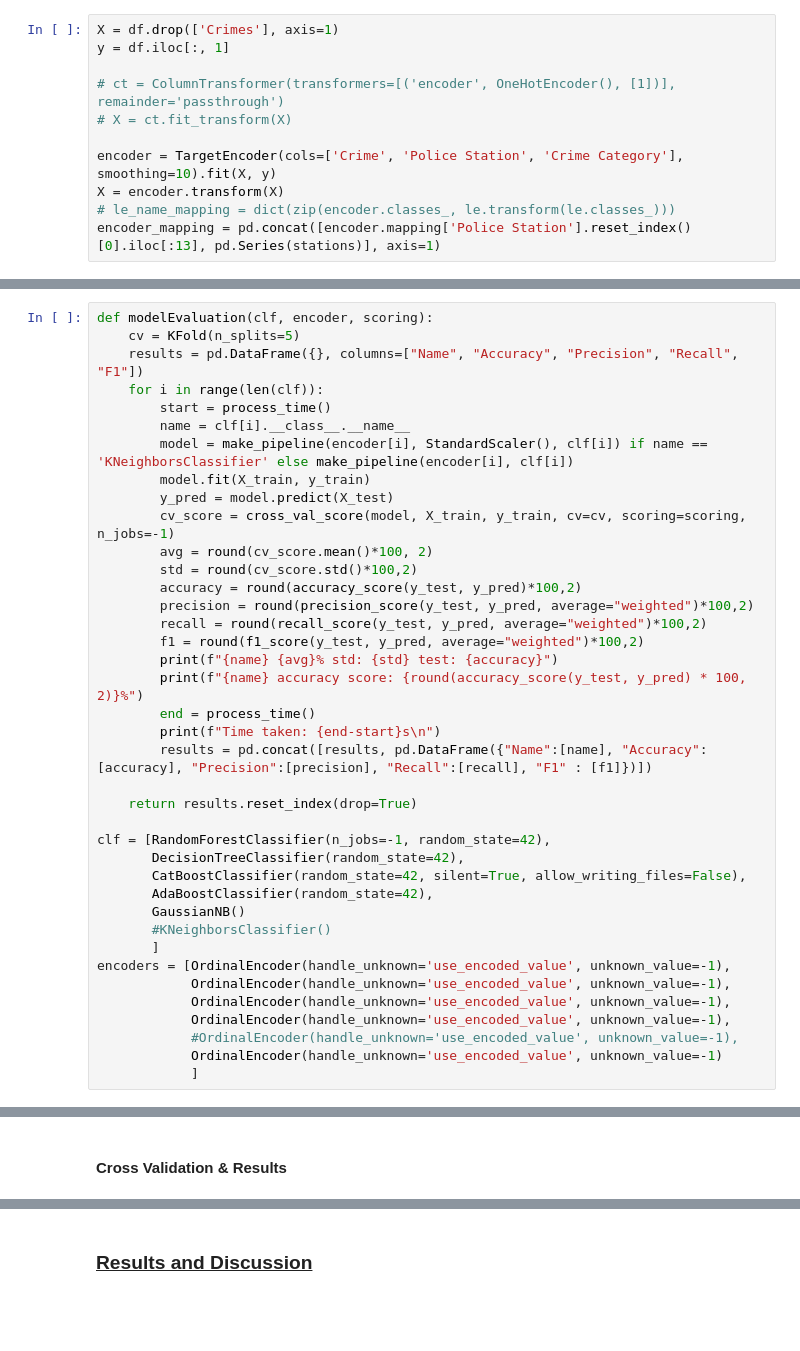
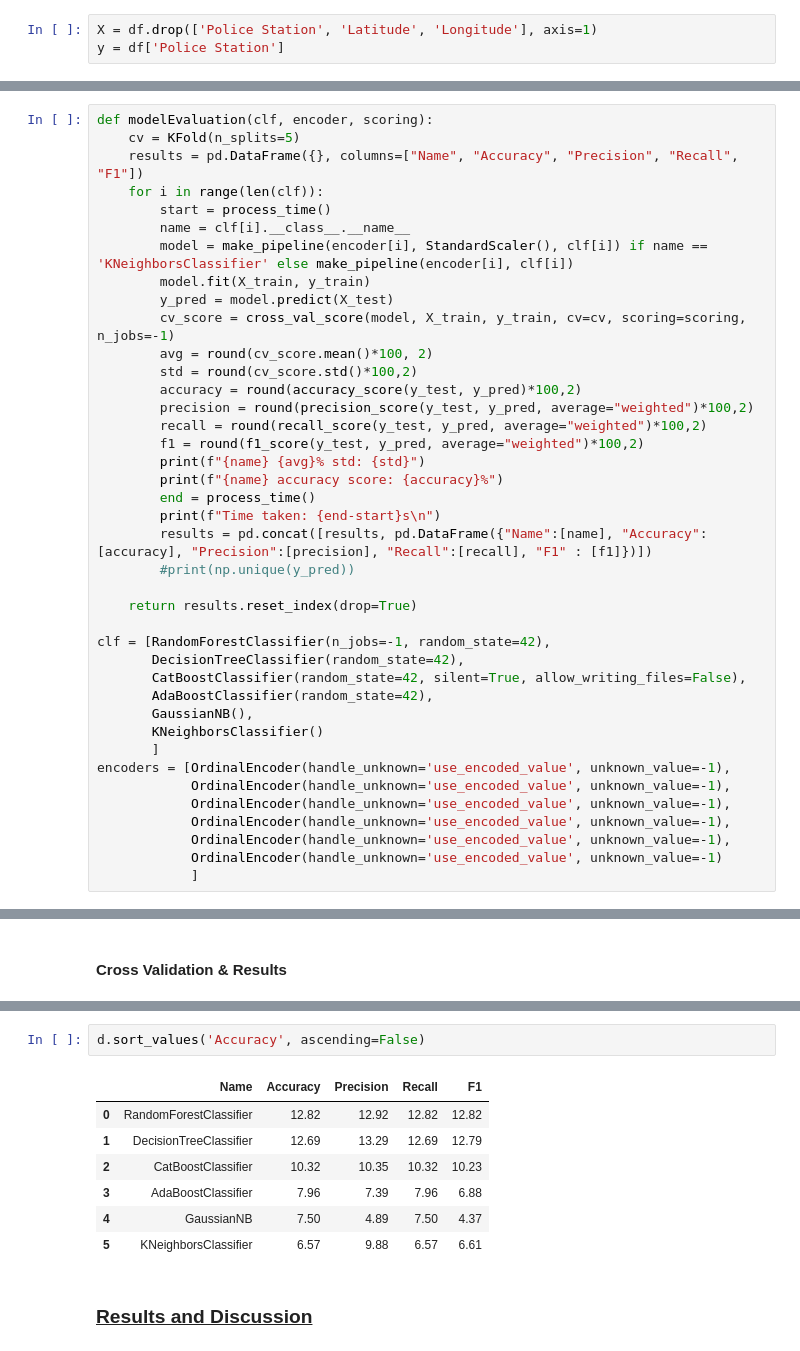
Before and after one commit to BlocknBoom123/CrimePy, a Jupyter notebook: SA/CrimePy.ipynb, the cells around one changed output, grey strips where cells are left out. Saved outputs shown, nothing was run; the diff lists cells and outputs as text; blank space fills up the shorter version.

```diff
--- a/SA/CrimePy.ipynb
+++ b/SA/CrimePy.ipynb
@@ -331,17 +331,9 @@ from sklearn.neighbors import KNeighborsClassifier
 #### Experiment 1: Predict 2020-2023 crime rates for various crimes across Port Elizabeth
 # %% [markdown]
 #### Data aquisition and categorical encoding
-# %%
-X = df.drop(['Crimes'], axis=1)
-y = df.iloc[:, 1]
-
-# ct = ColumnTransformer(transformers=[('encoder', OneHotEncoder(), [1])], remainder='passthrough')
-# X = ct.fit_transform(X)
-
-encoder = TargetEncoder(cols=['Crime', 'Police Station', 'Crime Category'], smoothing=10).fit(X, y)
-X = encoder.transform(X)
-# le_name_mapping = dict(zip(encoder.classes_, le.transform(le.classes_)))
-encoder_mapping = pd.concat([encoder.mapping['Police Station'].reset_index()[0].iloc[:13], pd.Series(stations)], axis=1)
+# %%
+X = df.drop(['Police Station', 'Latitude', 'Longitude'], axis=1)
+y = df['Police Station']
 # %% [markdown]
 #### Sampling/split
 # %%
@@ -373,11 +408,12 @@ def modelEvaluation(clf, encoder, scoring):
         precision = round(precision_score(y_test, y_pred, average="weighted")*100,2)
         recall = round(recall_score(y_test, y_pred, average="weighted")*100,2)
         f1 = round(f1_score(y_test, y_pred, average="weighted")*100,2)
-        print(f"{name} {avg}% std: {std} test: {accuracy}")
-        print(f"{name} accuracy score: {round(accuracy_score(y_test, y_pred) * 100, 2)}%")
+        print(f"{name} {avg}% std: {std}")
+        print(f"{name} accuracy score: {accuracy}%")
         end = process_time()
         print(f"Time taken: {end-start}s\n")
         results = pd.concat([results, pd.DataFrame({"Name":[name], "Accuracy":[accuracy], "Precision":[precision], "Recall":[recall], "F1" : [f1]})])
+        #print(np.unique(y_pred))
 
     return results.reset_index(drop=True)
 
@@ -385,13 +421,13 @@ clf = [RandomForestClassifier(n_jobs=-1, random_state=42),
        DecisionTreeClassifier(random_state=42),
        CatBoostClassifier(random_state=42, silent=True, allow_writing_files=False),
        AdaBoostClassifier(random_state=42),
-       GaussianNB()
-       #KNeighborsClassifier()
+       GaussianNB(),
+       KNeighborsClassifier()
        ]
 encoders = [OrdinalEncoder(handle_unknown='use_encoded_value', unknown_value=-1),
             OrdinalEncoder(handle_unknown='use_encoded_value', unknown_value=-1),
             OrdinalEncoder(handle_unknown='use_encoded_value', unknown_value=-1),
             OrdinalEncoder(handle_unknown='use_encoded_value', unknown_value=-1),
-            #OrdinalEncoder(handle_unknown='use_encoded_value', unknown_value=-1),
+            OrdinalEncoder(handle_unknown='use_encoded_value', unknown_value=-1),
             OrdinalEncoder(handle_unknown='use_encoded_value', unknown_value=-1)
             ]
@@ -419,3 +471,13 @@ plt.show()
+# %%
+d.sort_values('Accuracy', ascending=False)
+# %% [output]
+|  | Name | Accuracy | Precision | Recall | F1 |
+| 0 | RandomForestClassifier | 12.82 | 12.92 | 12.82 | 12.82 |
+| 1 | DecisionTreeClassifier | 12.69 | 13.29 | 12.69 | 12.79 |
+| 2 | CatBoostClassifier | 10.32 | 10.35 | 10.32 | 10.23 |
+| 3 | AdaBoostClassifier | 7.96 | 7.39 | 7.96 | 6.88 |
+| 4 | GaussianNB | 7.50 | 4.89 | 7.50 | 4.37 |
+| 5 | KNeighborsClassifier | 6.57 | 9.88 | 6.57 | 6.61 |
 # %% [markdown]
 ### <u>Results and Discussion</u>
 # %% [markdown]
```
Also changed, not shown: parts of 7 cells of this notebook, 5 other files.
